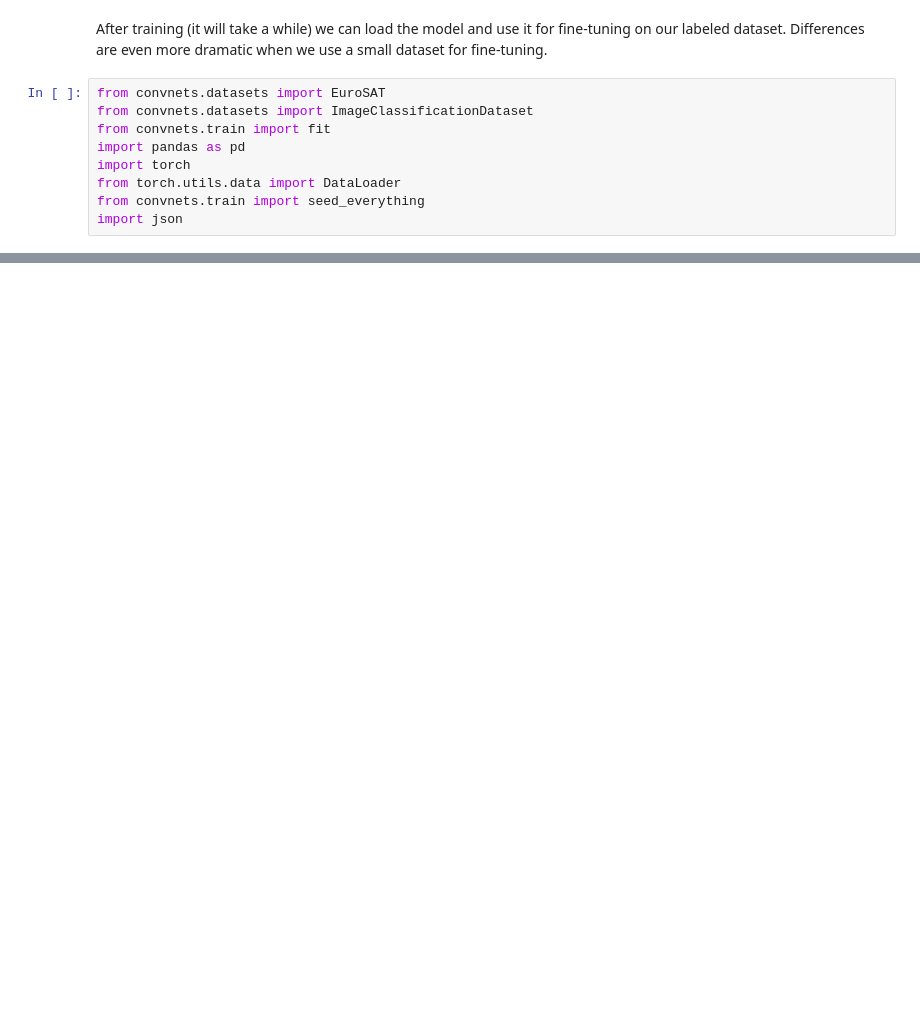
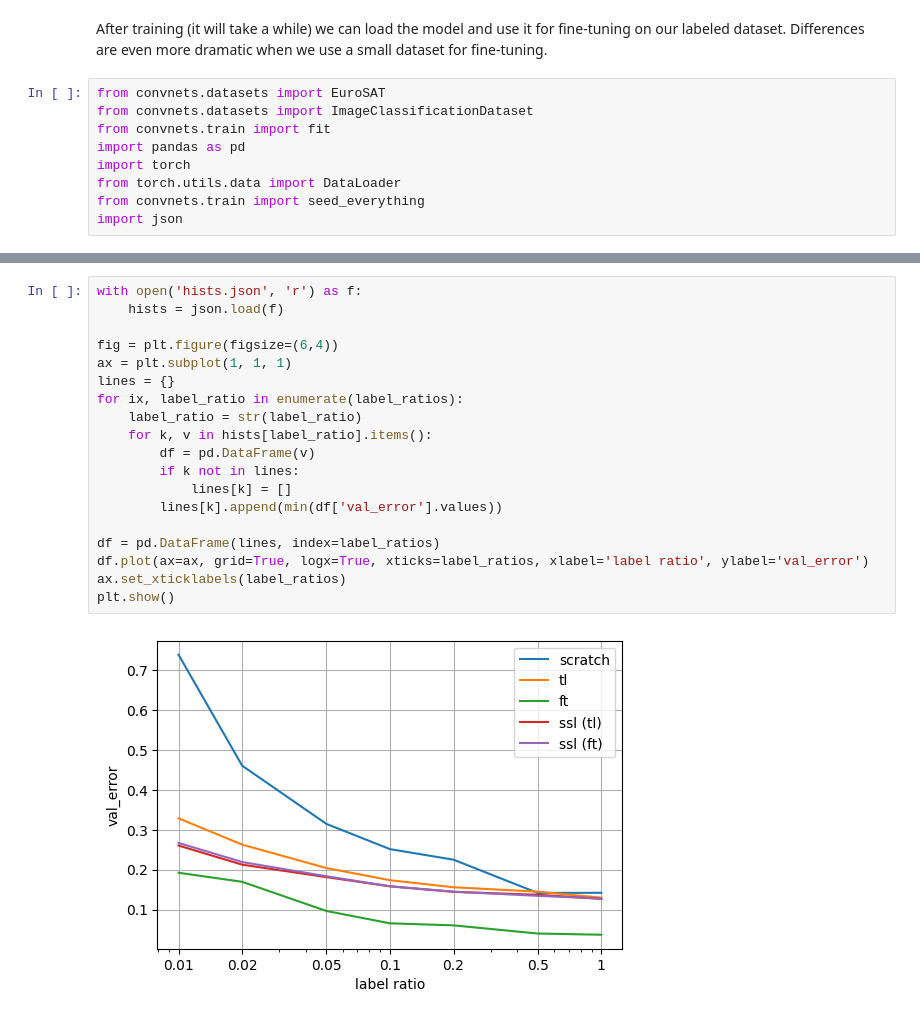
Before and after one commit to juansensio/convnets, a Jupyter notebook: learn/04_self_supervised_learning.ipynb, the cells around one changed output, grey strips where cells are left out. Drawn from its saved outputs; the diff is of its cells as text; blank space fills up the shorter version.

```diff
--- a/learn/04_self_supervised_learning.ipynb
+++ b/learn/04_self_supervised_learning.ipynb
@@ -206 +211,22 @@ train from scratch with label ratio 0.05
+# %%
+with open('hists.json', 'r') as f:
+	hists = json.load(f)
+
+fig = plt.figure(figsize=(6,4))
+ax = plt.subplot(1, 1, 1)
+lines = {}
+for ix, label_ratio in enumerate(label_ratios):
+	label_ratio = str(label_ratio)
+	for k, v in hists[label_ratio].items():
+		df = pd.DataFrame(v)
+		if k not in lines:
+			lines[k] = []
+		lines[k].append(min(df['val_error'].values))
+
+df = pd.DataFrame(lines, index=label_ratios)
+df.plot(ax=ax, grid=True, logx=True, xticks=label_ratios, xlabel='label ratio', ylabel='val_error')
+ax.set_xticklabels(label_ratios)
+plt.show()
+# %% [output]
+[figure, added]
 # %%
```
Also changed, not shown: parts of 4 cells of this notebook, 4 other files.
